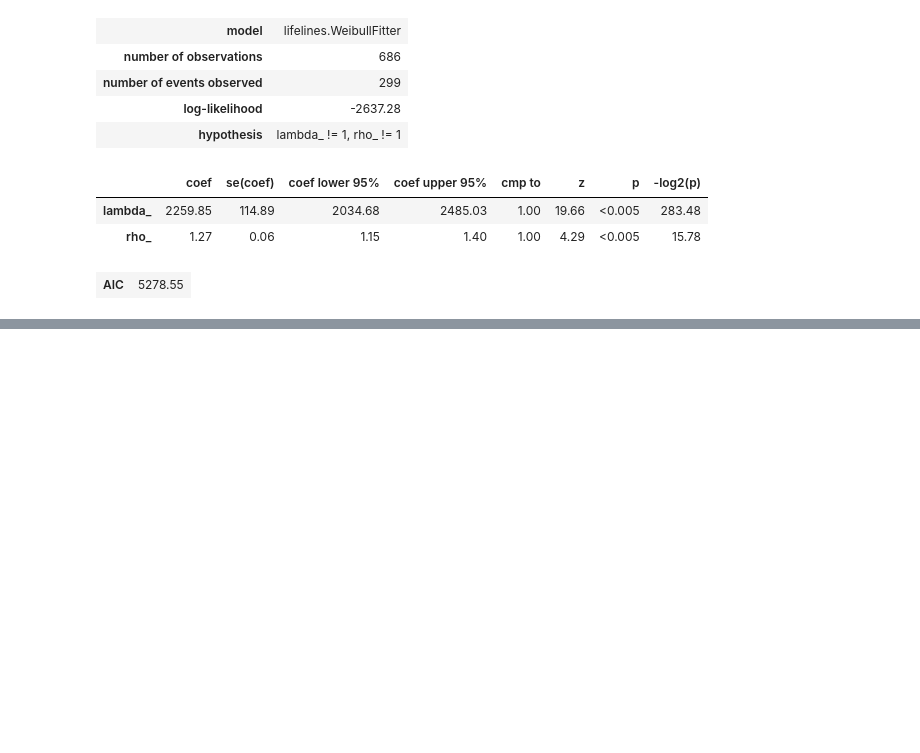
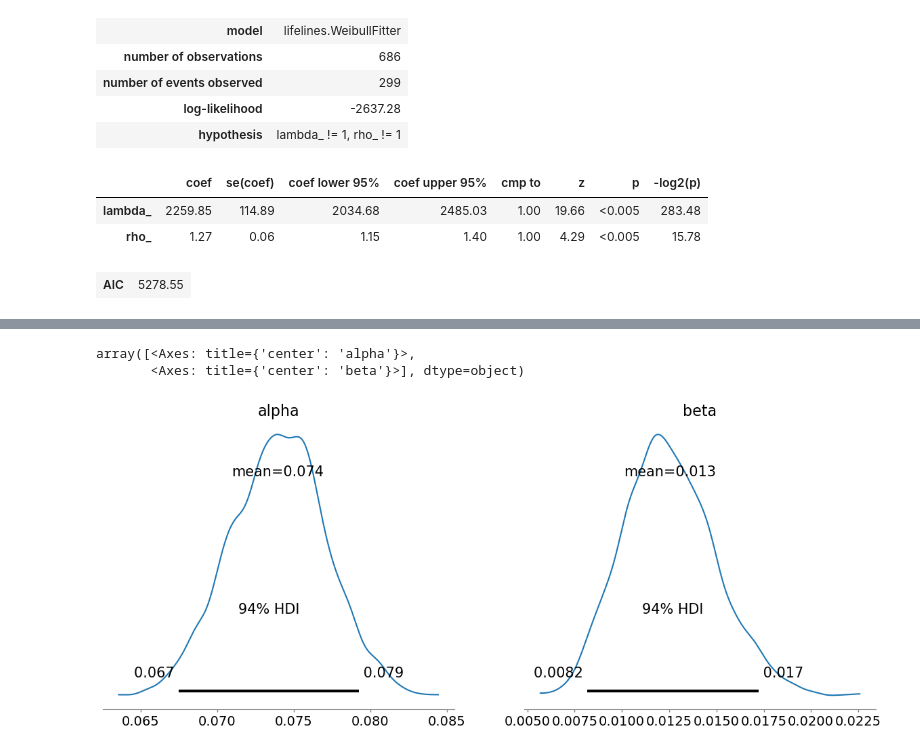
Before and after one commit to R-Ohm/ANN-Hospital-LOS, a Jupyter notebook: weibull_inference.ipynb, the cells around one changed output, grey strips where cells are left out. Cells and saved outputs as stored; diff of their text form; code cells hidden in the pictures; blank space fills up the shorter version.

```diff
--- a/weibull_inference.ipynb
+++ b/weibull_inference.ipynb
@@ -159,0 +170,8 @@ wbf.print_summary()
+# %%
+import pandas as pd
+df = pd.read_csv('data/Recurrence free survival in breast cancer patients.csv')
+
+# Filter out censored data (keep only events)
+df_events = df[df["status"] == 1]
+T = df_events["time"]
+T
@@ -159,0 +191,8 @@ wbf.print_summary()
+# %%
+# Use only event times (status == 1)
+with pm.Model() as WeibullModel:
+    alpha = pm.Exponential("alpha", alpha_mle)  # Shape parameter
+    beta = pm.Exponential("beta", beta_mle)  # Scale parameter
+
+    # Weibull likelihood with filtered survival times
+    time = pm.Weibull("time", alpha, beta, observed=T)
@@ -159,0 +203,3 @@ wbf.print_summary()
+# %%
+with WeibullModel:
+    TraceHeight = pm.sample()
@@ -159,0 +213,6 @@ wbf.print_summary()
+# %%
+az.plot_posterior(TraceHeight)
+# %% [output]
+array([<Axes: title={'center': 'alpha'}>,
+       <Axes: title={'center': 'beta'}>], dtype=object)
+[figure, added]
```
Also changed, not shown: parts of 6 cells of this notebook, 1 other file.
